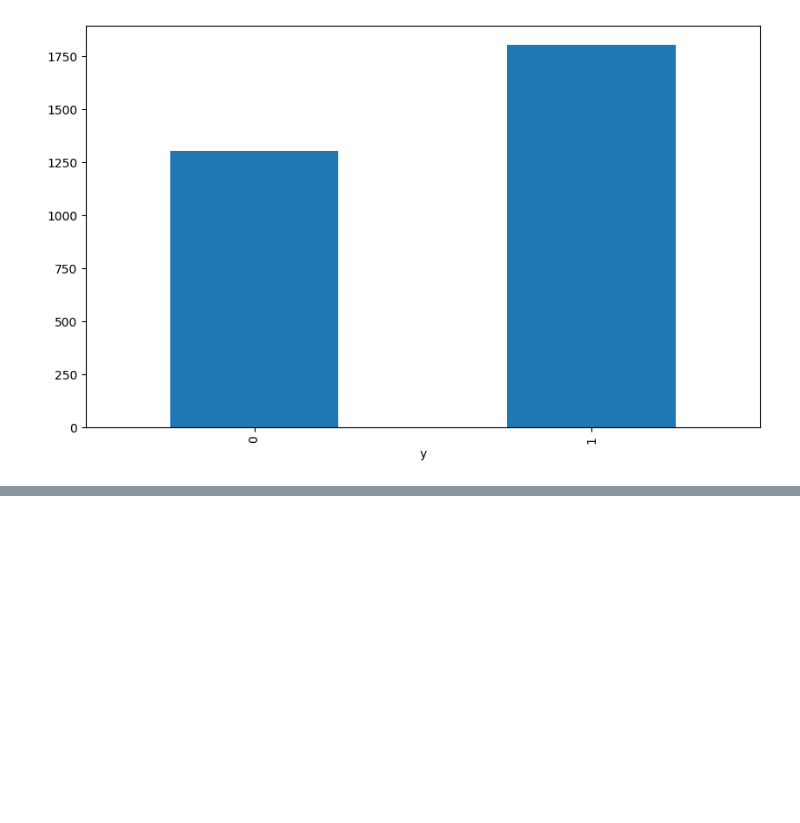
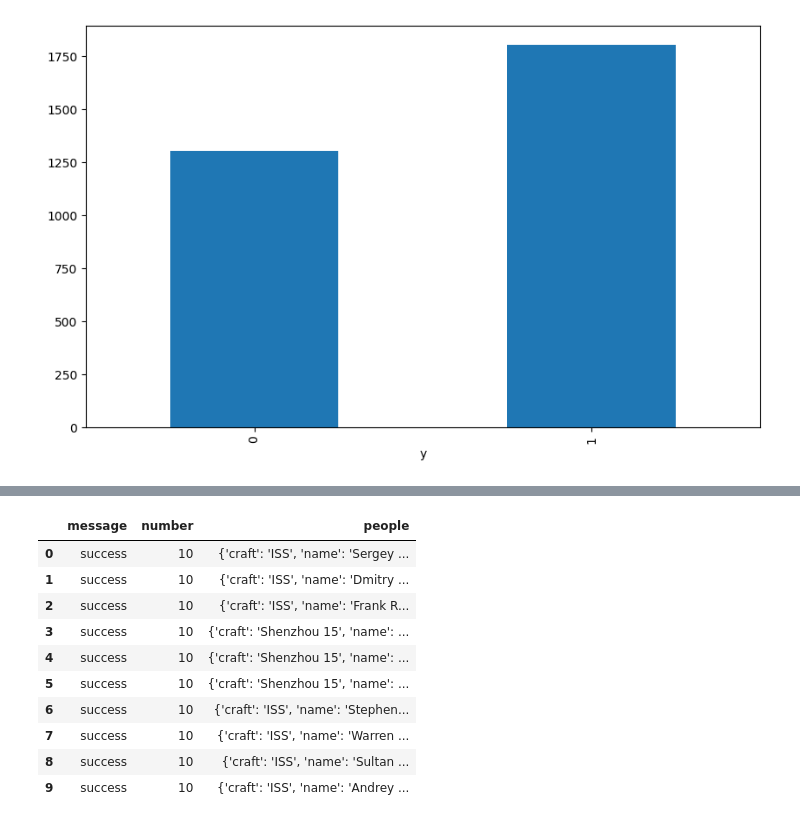
Before and after one commit to Ayomide-ola/UCDPA_Ayomide, a Jupyter notebook: predict term deposit project.ipynb, the cells around one changed output, grey strips where cells are left out. Cells and saved outputs as stored; diff of their text form; code cells hidden in the pictures; blank space fills up the shorter version.

```diff
--- a/predict term deposit project.ipynb
+++ b/predict term deposit project.ipynb
@@ -634,0 +644,4 @@ all_merge.groupby('y').mean()['balance'].plot.bar()
+# %%
+#get information from api
+people_IS= requests.get('http://api.open-notify.org/astros.json')
+people_IS.json()
@@ -634,0 +661,16 @@ all_merge.groupby('y').mean()['balance'].plot.bar()
+# %%
+# api infor to data frame
+space_ppl= pd.DataFrame(people_IS.json())
+space_ppl
+# %% [output]
+|  | message | number | people |
+| 0 | success | 10 | {'craft': 'ISS', 'name': 'Sergey ... |
+| 1 | success | 10 | {'craft': 'ISS', 'name': 'Dmitry ... |
+| 2 | success | 10 | {'craft': 'ISS', 'name': 'Frank R... |
+| 3 | success | 10 | {'craft': 'Shenzhou 15', 'name': ... |
+| 4 | success | 10 | {'craft': 'Shenzhou 15', 'name': ... |
+| 5 | success | 10 | {'craft': 'Shenzhou 15', 'name': ... |
+| 6 | success | 10 | {'craft': 'ISS', 'name': 'Stephen... |
+| 7 | success | 10 | {'craft': 'ISS', 'name': 'Warren ... |
+| 8 | success | 10 | {'craft': 'ISS', 'name': 'Sultan ... |
+| 9 | success | 10 | {'craft': 'ISS', 'name': 'Andrey ... |
```
Also changed, not shown: parts of 4 cells of this notebook.
